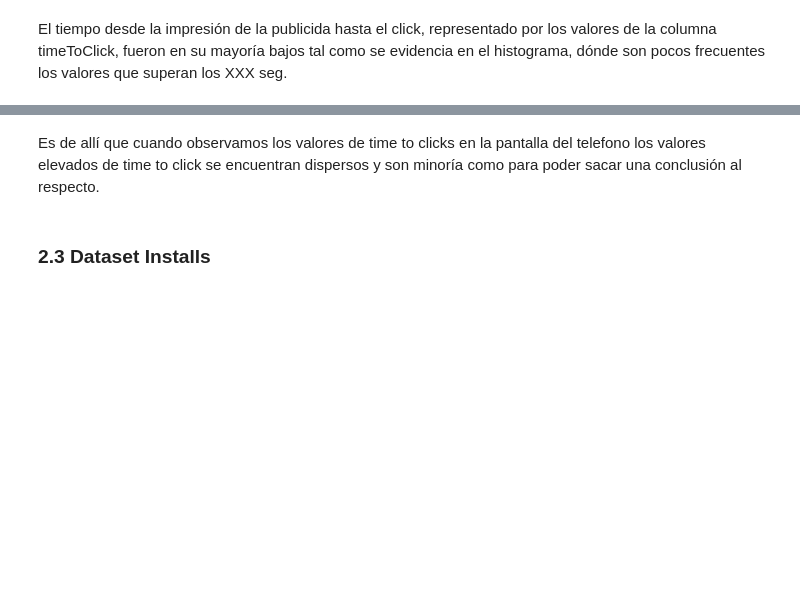
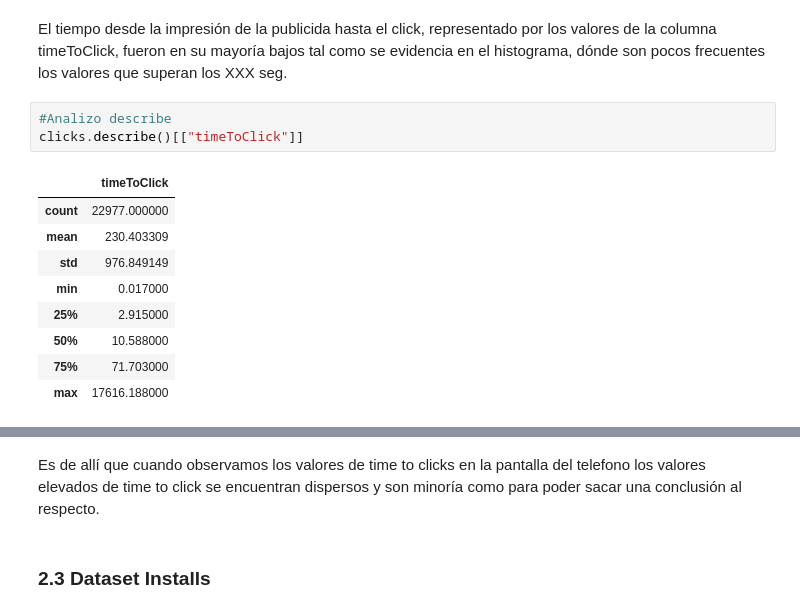
Before and after one commit to flor14/Organizacion_de_datos_2019, a Jupyter notebook: Tp1_datos.ipynb, the cells around one changed output, grey strips where cells are left out. Drawn from its saved outputs; the diff is of its cells as text; blank space fills up the shorter version.

```diff
--- a/Tp1_datos.ipynb
+++ b/Tp1_datos.ipynb
@@ -125,5 +208,18 @@ Text(0, 0.5, 'Click en el eje horizontal')
 # %% [markdown]
 El tiempo desde la impresión de la publicida hasta el click, representado por los valores de la columna timeToClick, fueron en su mayoría bajos tal como se evidencia en el histograma, dónde son pocos frecuentes los valores que superan los XXX seg.
+# %%
+#Analizo describe
+clicks.describe()[["timeToClick"]]
+# %% [output]
+|  | timeToClick |
+| count | 22977.000000 |
+| mean | 230.403309 |
+| std | 976.849149 |
+| min | 0.017000 |
+| 25% | 2.915000 |
+| 50% | 10.588000 |
+| 75% | 71.703000 |
+| max | 17616.188000 |
 # %%
 # Histograma de TimeToClicks
 
```
Also changed, not shown: parts of 23 cells of this notebook.
